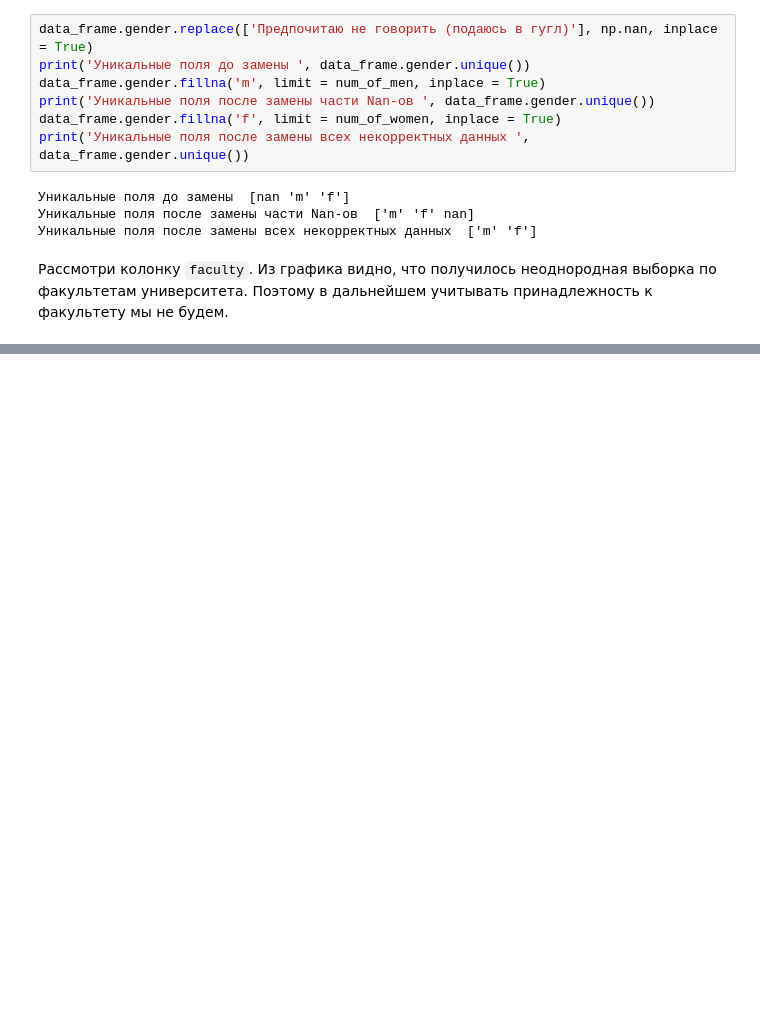
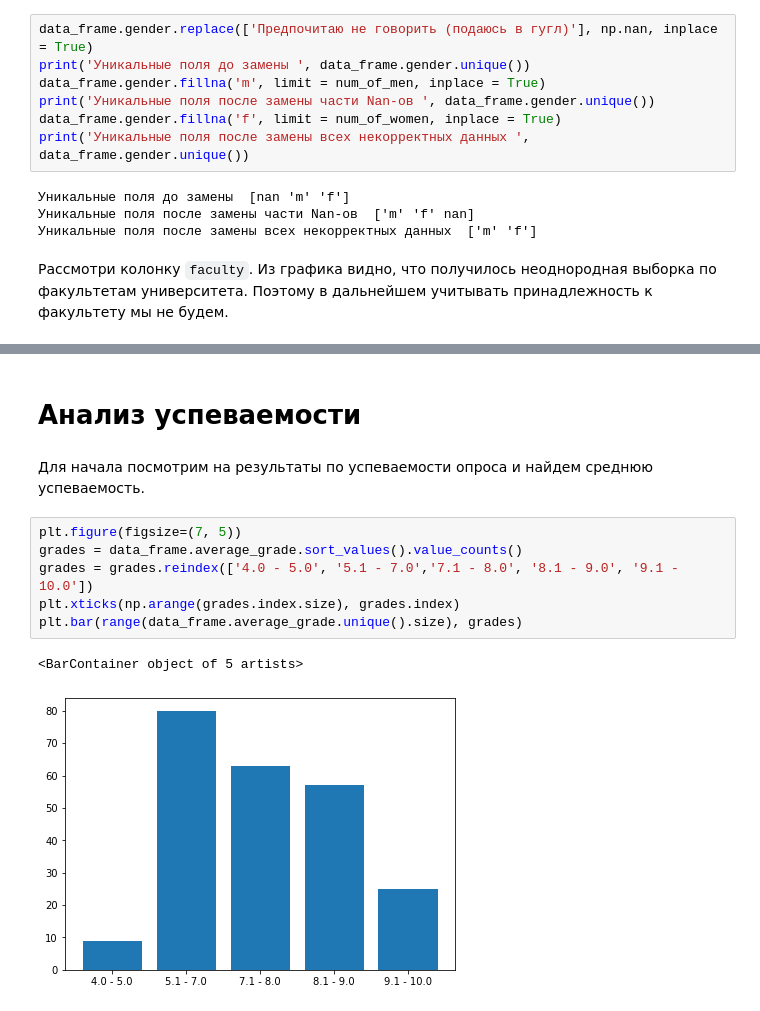
Before and after one commit to sherri-ice/DataAnalyseProject, a Jupyter notebook: vkiad_project.ipynb, the cells around one changed output, grey strips where cells are left out. Drawn from its saved outputs; the diff is of its cells as text; blank space fills up the shorter version.

Commit message:
analyse of average grade added

```diff
--- a/vkiad_project.ipynb
+++ b/vkiad_project.ipynb
@@ -135,0 +136,13 @@ data_frame
+# %% [markdown]
+# Анализ успеваемости
+# %% [markdown]
+Для начала посмотрим на результаты по успеваемости опроса и найдем среднюю успеваемость.
+# %%
+plt.figure(figsize=(7, 5))
+grades = data_frame.average_grade.sort_values().value_counts()
+grades = grades.reindex(['4.0 - 5.0', '5.1 - 7.0','7.1 - 8.0', '8.1 - 9.0', '9.1 - 10.0'])
+plt.xticks(np.arange(grades.index.size), grades.index)
+plt.bar(range(data_frame.average_grade.unique().size), grades)
+# %% [output]
+<BarContainer object of 5 artists>
+[figure, added]
```
Also changed, not shown: parts of 17 cells of this notebook.
